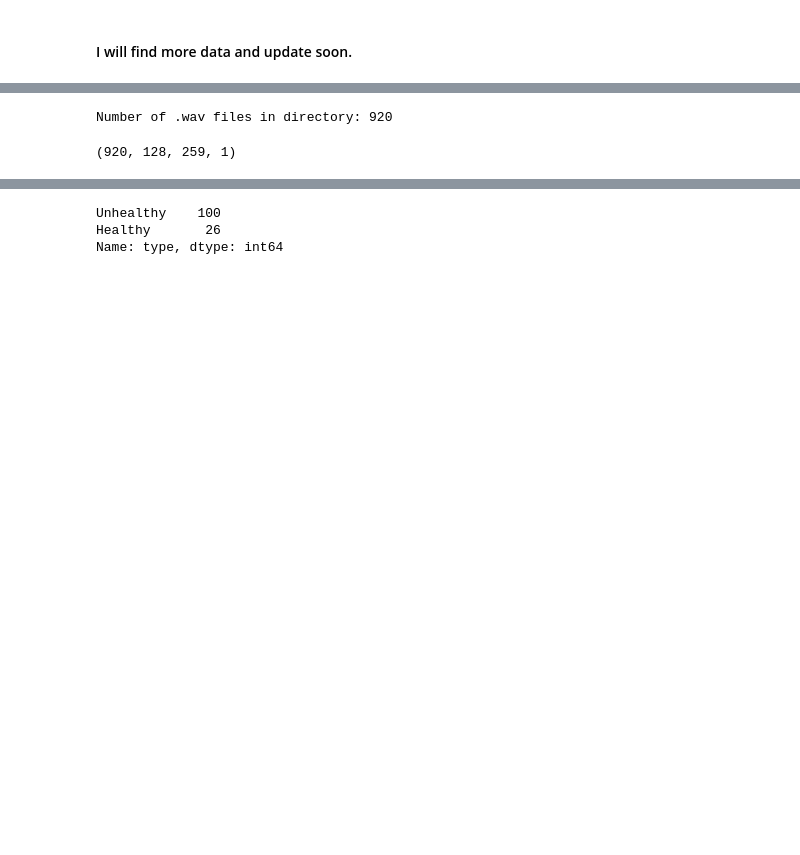
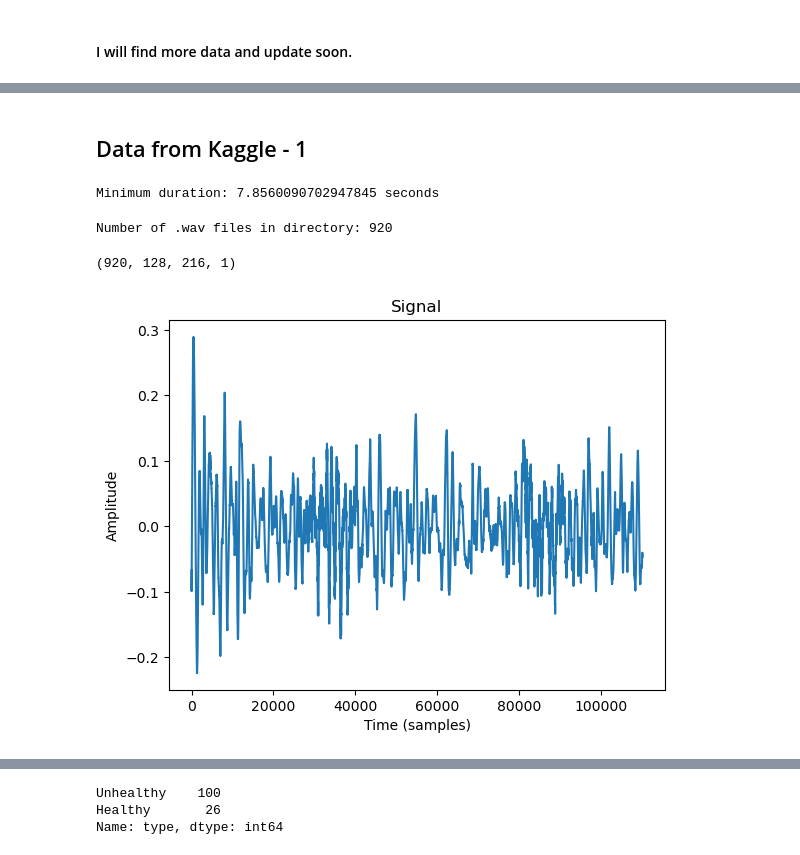
Before and after one commit to fnk2077/Project, a Jupyter notebook: 3_Classification_of_Unhealthy_Respiratory Sounds/DeepLearningProject.ipynb, the cells around one changed output, grey strips where cells are left out. Cells and saved outputs as stored; diff of their text form; code cells hidden in the pictures; blank space fills up the shorter version.

```diff
--- a/3_Classification_of_Unhealthy_Respiratory Sounds/DeepLearningProject.ipynb
+++ b/3_Classification_of_Unhealthy_Respiratory Sounds/DeepLearningProject.ipynb
@@ -26,2 +34,4 @@ np.random.seed(123)
+# %% [markdown]
+## Data from Kaggle - 1
 # %%
 audio_dir = 'Respiratory_Sound_Database/audio_and_txt_files'
@@ -29,3 +39,14 @@ wav_files = [os.path.join(audio_dir, f) for f in os.listdir(audio_dir) if f.ends
+# %%
+min_duration = float('inf')
+for wav_file in wav_files:
+    samples, sample_rate = librosa.load(wav_file)
+    duration = librosa.get_duration(y=samples, sr=sample_rate)
+    if duration < min_duration:
+        min_duration = duration
+
+print('Minimum duration:', min_duration, 'seconds')
+# %% [output]
+Minimum duration: 7.8560090702947845 seconds
 # %%
 directory = audio_dir
 count = 0
@@ -39,7 +60,7 @@ print(f"Number of .wav files in directory: {count}")
 Number of .wav files in directory: 920
 # %%
 n_mels = 128
-max_sec = 6
+max_sec = 5
 
 all_mel_spec = []
 for wav_file in wav_files:
@@ -53,6 +74,13 @@ X_train = np.expand_dims(X_train, axis=-1)
 
 X_train.shape
 # %% [output]
-(920, 128, 259, 1)
+(920, 128, 216, 1)
+# %%
+plt.plot(samples);
+plt.title('Signal');
+plt.xlabel('Time (samples)');
+plt.ylabel('Amplitude');
+# %% [output]
+[figure, added]
 # %%
 plt.figure(figsize=(10, 4))
```
Also changed, not shown: parts of 65 cells of this notebook.
